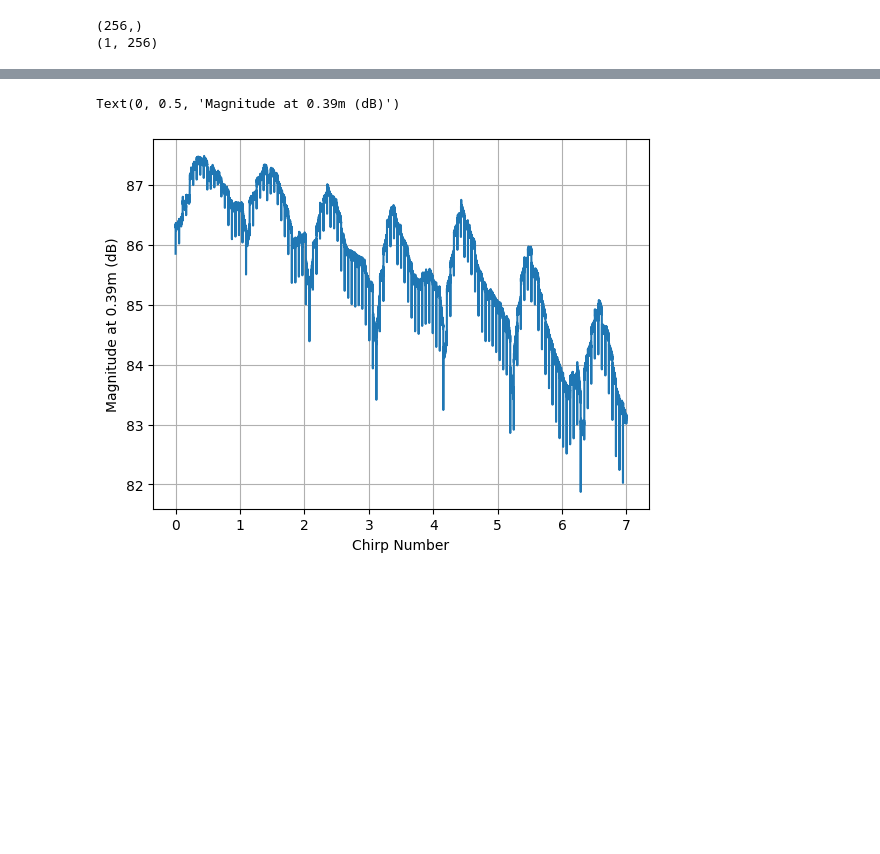
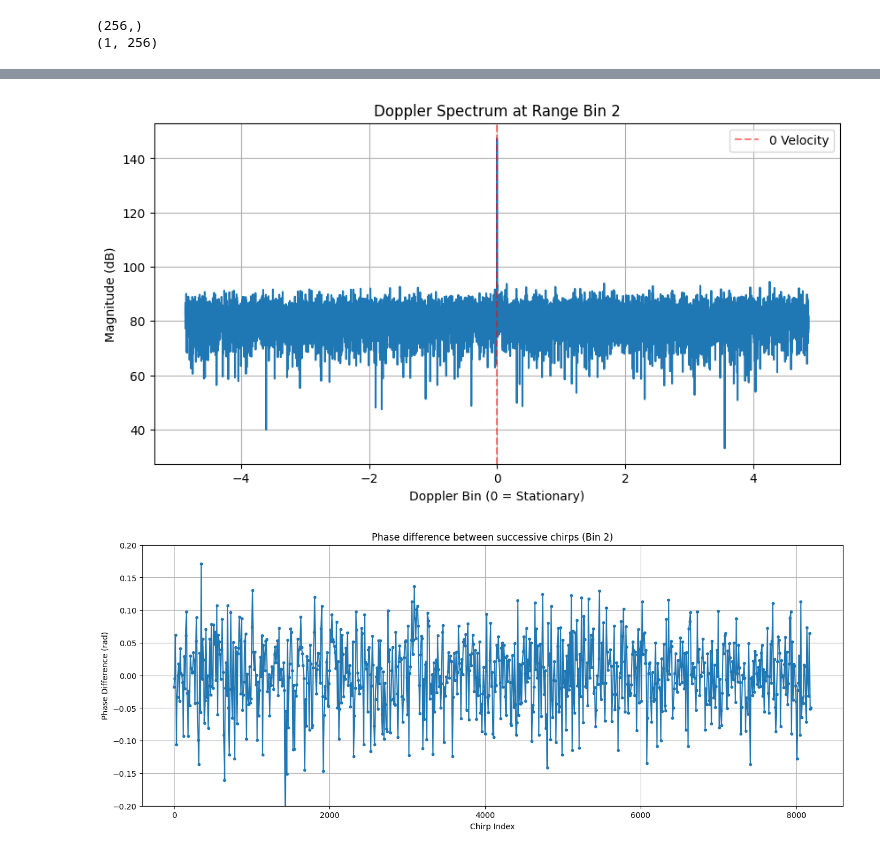
Before and after one commit to manavjeetsingh/mmWaveDataExtraction, a Jupyter notebook: rawDataProcessing1Rx1Tx.ipynb, the cells around one changed output, grey strips where cells are left out. Cells and saved outputs as stored; diff of their text form; code cells hidden in the pictures; blank space fills up the shorter version.

```diff
--- a/rawDataProcessing1Rx1Tx.ipynb
+++ b/rawDataProcessing1Rx1Tx.ipynb
@@ -7,7 +7,7 @@ from dcalib import read_dca1000
 # fileName="Sitting1Tx1Rx/static_sitting2.bin"
 # fileName="Sitting1Tx1Rx/static_sitting2_Raw_0.bin"
 # fileName="Sitting1Tx1Rx/static_sitting_no_breathing3.bin"
-# fileName="Sitting1Tx1Rx/nothing.bin"
+fileName="Sitting1Tx1Rx/nothing.bin"
 # fileName="11_30/11_30_forward_nobreathing_58cm_3_Raw_0.bin"
-fileName="11_30/11_30_nomovement_nobreathing_58cm_3.bin"
+# fileName="11_30/11_30_nomovement_nobreathing_58cm_3.bin"
 dca_out=read_dca1000(fileName,num_adc_samples = 256, num_adc_bits = 16, num_rx=1)
@@ -189,13 +238,66 @@ plt.show()
+# %%
+
+dop_all_fft=np.fft.fft(rangeFFTAcrossChirps,axis=1) # axis = 1 to perform fft across 640 rows.
+dop_fft=dop_all_fft[distance_idx,:]
+
+
+# 1. Shift the zero-frequency component to the center of the spectrum
+dop_fft_shifted = np.fft.fftshift(dop_fft)
+
+# 2. Get magnitude in dB
+dop_mag_db = 20 * np.log10(np.abs(dop_fft_shifted) + 1e-10)
+
+# 3. Create an axis for the plot (Indices centered around 0)
+num_chirps = dop_fft.shape[0]
+velocity_axis = np.arange(-num_chirps/2, num_chirps/2)
+velocity_axis = velocity_axis * 3e8/(start_freq * num_chirps * chirp_cycle_time * 2)
+# 4. Plot
+plt.figure(figsize=(10, 5))
+plt.plot(velocity_axis, dop_mag_db)
+plt.title(f'Doppler Spectrum at Range Bin {distance_idx}')
+plt.xlabel('Doppler Bin (0 = Stationary)')
+plt.ylabel('Magnitude (dB)')
+plt.grid(True)
+plt.axvline(x=0, color='r', linestyle='--', alpha=0.5, label='0 Velocity')
+plt.legend()
+plt.show()
+# %% [output]
+[figure, added]
 # %%
-# plt.plot(np.arange(rangeFFTAcrossChirps.shape[1]),magnitude_db(rangeFFTAcrossChirps[3,:]))
-# plt.plot(np.arange(len(magAtXXcm)),magAtXXcm)
-plt.plot(np.linspace(0,7, len(magAtXXcm)),magAtXXcm)
-plt.xlabel('Chirp Number')
-plt.grid()
-plt.ylabel(f'Magnitude at {np.round(distances[distance_idx],2)}m (dB)')
+# 1. Get the Time-Domain signal (Slow Time) for the specific range bin
+# Do NOT use the output of the FFT; use the input to the FFT.
+slow_time_signal = rangeFFTAcrossChirps[distance_idx, :]
+
+# 2. Calculate phase difference between successive CHIRPS
+# (Current Chirp * Conjugate of Previous Chirp)
+phi_diff = np.angle(slow_time_signal[1:] * np.conj(slow_time_signal[:-1])) # radians
+
+# Optional: Convert phase difference -> velocity (m/s)
+# velocity = (phi_diff * wavelength) / (4 * np.pi * chirp_duration)
+
+# Plotting
+plt.figure(figsize=(16, 6))
+skip = 10 # Plot every point to see the full trend
+
+plt.plot(
+    np.arange(len(phi_diff))[::skip],
+    phi_diff[::skip],
+    '.-'
+)
+plt.ylim([-0.2, 0.2])
+
+plt.xlabel("Chirp Index")
+plt.ylabel("Phase Difference (rad)")
+plt.title(f"Phase difference between successive chirps (Bin {distance_idx})")
+plt.grid(True)
+plt.show()
+
+# If you need this for ALL range bins:
+phi_diff_all = np.angle(
+    rangeFFTAcrossChirps[:, 1:] * np.conj(rangeFFTAcrossChirps[:, :-1])
+)
 # %% [output]
-Text(0, 0.5, 'Magnitude at 0.39m (dB)')
-[figure, old version]
+[figure, new version]
 # %%
 # def dopFFT(signal, plot=False):
 #     global range_max
```
Also changed, not shown: parts of 12 cells of this notebook, 5 other files.
